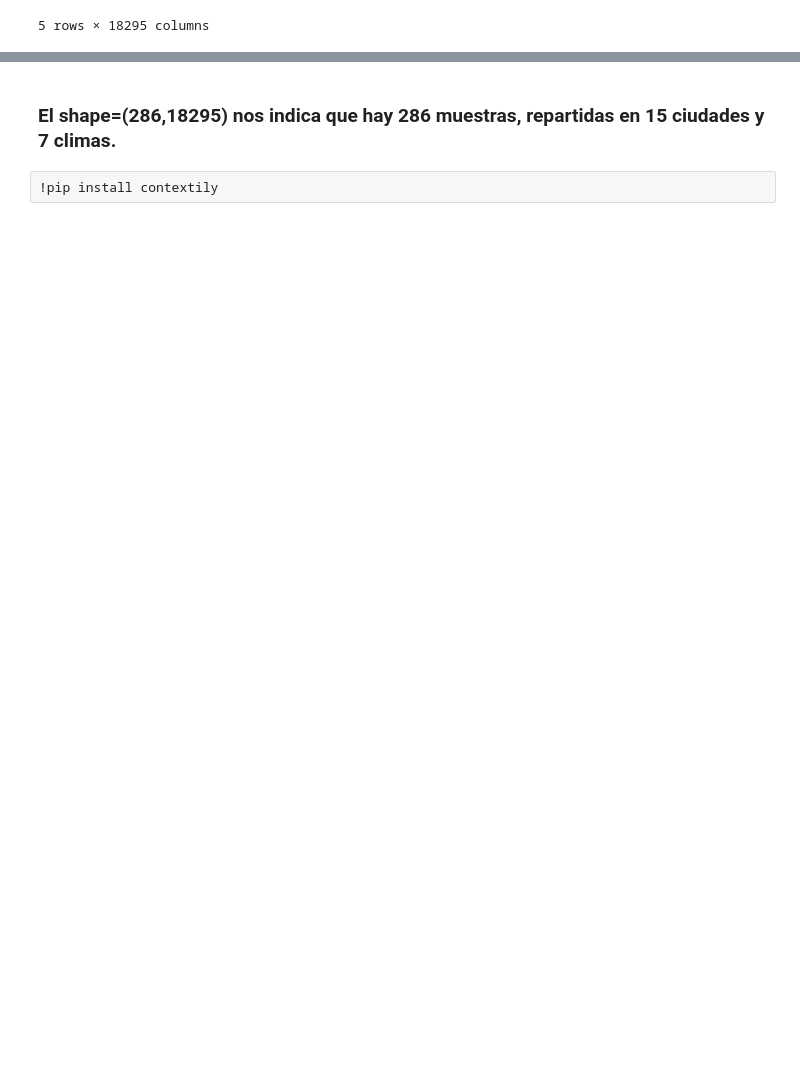
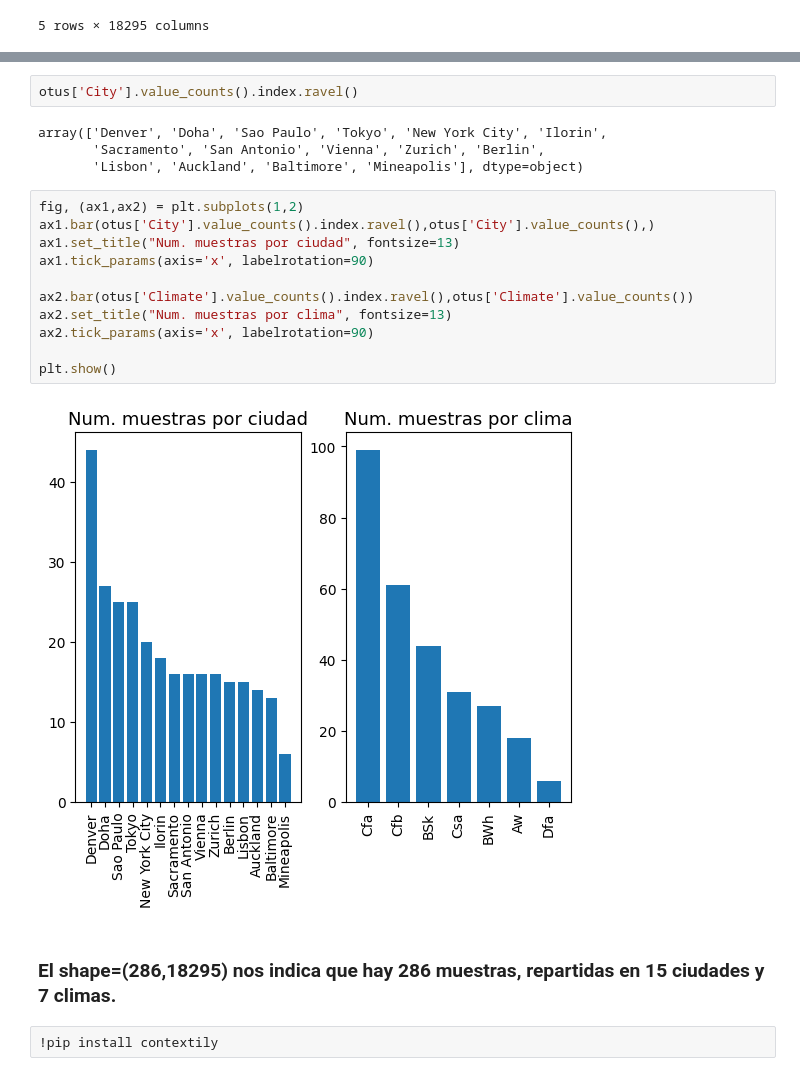
Before and after one commit to JairEsc/Aprendizaje, a Jupyter notebook: CAMDA/multi_class_classifier.ipynb, the cells around one changed output, grey strips where cells are left out. Saved outputs shown, nothing was run; the diff lists cells and outputs as text; blank space fills up the shorter version.

```diff
--- a/CAMDA/multi_class_classifier.ipynb
+++ b/CAMDA/multi_class_classifier.ipynb
@@ -45,3 +42,22 @@ Name: Climate, dtype: int64
+# %%
+otus['City'].value_counts().index.ravel()
+# %% [output]
+array(['Denver', 'Doha', 'Sao Paulo', 'Tokyo', 'New York City', 'Ilorin',
+       'Sacramento', 'San Antonio', 'Vienna', 'Zurich', 'Berlin',
+       'Lisbon', 'Auckland', 'Baltimore', 'Mineapolis'], dtype=object)
+# %%
+fig, (ax1,ax2) = plt.subplots(1,2)
+ax1.bar(otus['City'].value_counts().index.ravel(),otus['City'].value_counts(),)
+ax1.set_title("Num. muestras por ciudad", fontsize=13)
+ax1.tick_params(axis='x', labelrotation=90)
+
+ax2.bar(otus['Climate'].value_counts().index.ravel(),otus['Climate'].value_counts())
+ax2.set_title("Num. muestras por clima", fontsize=13)
+ax2.tick_params(axis='x', labelrotation=90)
+
+plt.show()
+# %% [output]
+[figure, added]
 # %% [markdown]
 ### El shape=(286,18295) nos indica que hay 286 muestras, repartidas en 15 ciudades y 7 climas.
 # %%
```
Also changed, not shown: parts of 12 cells of this notebook.
